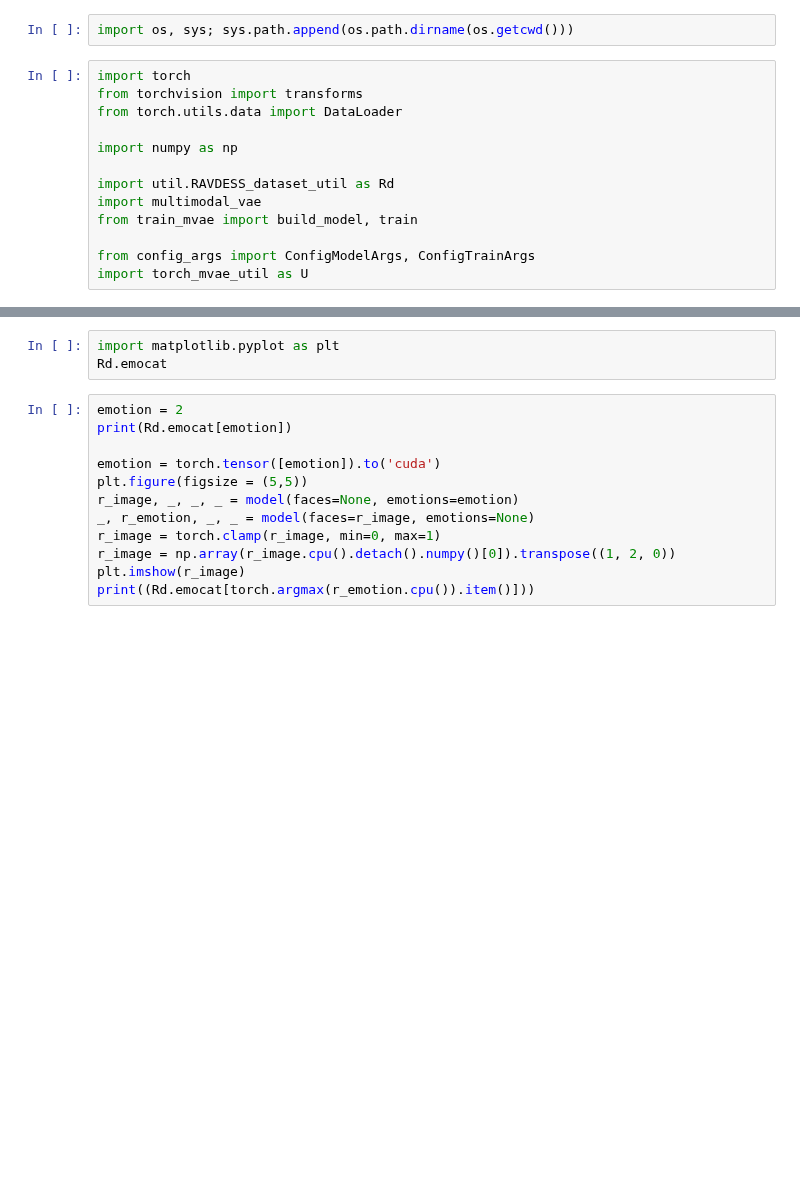
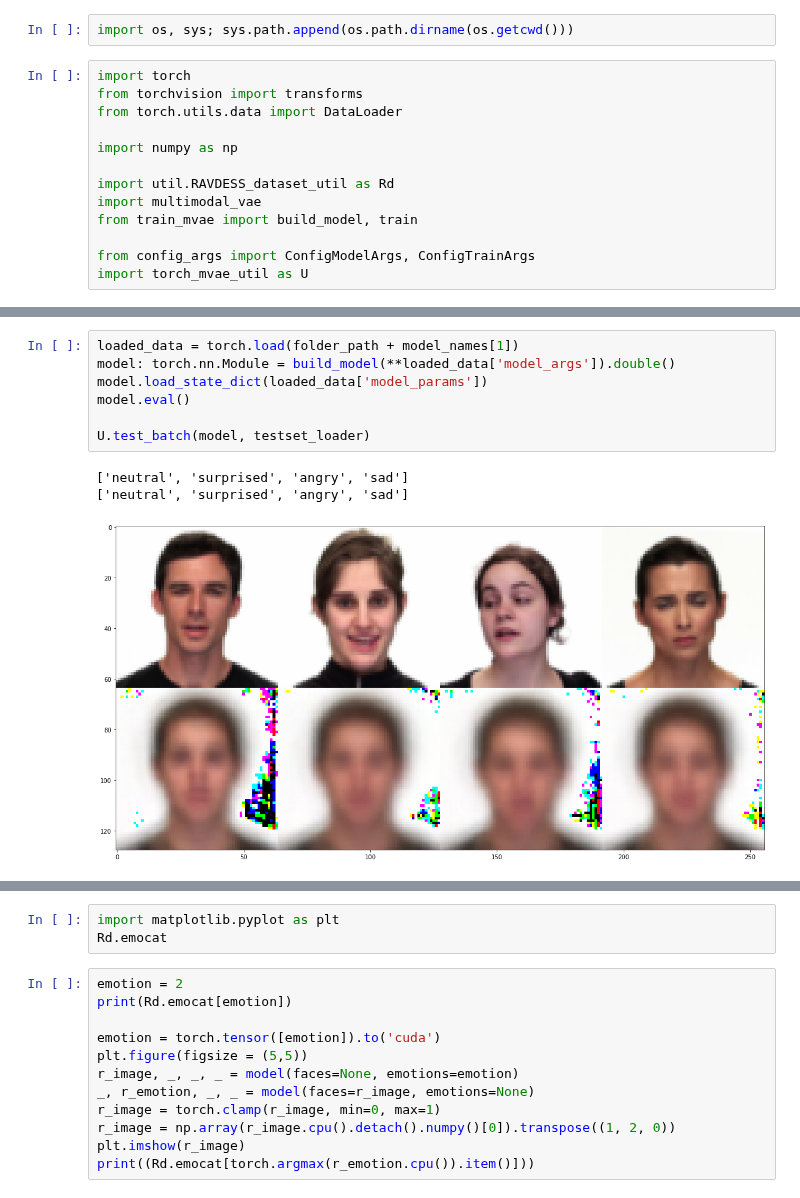
Before and after one commit to Ale-Ba2lero/Multimodal-Emotion-Analysis, a Jupyter notebook: src/mvae_torch/test_results.ipynb, the cells around one changed output, grey strips where cells are left out. Cells and saved outputs as stored; diff of their text form; blank space fills up the shorter version.

```diff
--- a/src/mvae_torch/test_results.ipynb
+++ b/src/mvae_torch/test_results.ipynb
@@ -96,0 +87,11 @@ print('training set size: ',trainingset_len,'\ntest set size: ',testset_len)
+# %%
+loaded_data = torch.load(folder_path + model_names[1])
+model: torch.nn.Module = build_model(**loaded_data['model_args']).double()
+model.load_state_dict(loaded_data['model_params'])
+model.eval()
+
+U.test_batch(model, testset_loader)
+# %% [output]
+['neutral', 'surprised', 'angry', 'sad']
+['neutral', 'surprised', 'angry', 'sad']
+[figure, added]
```
Also changed, not shown: parts of 5 cells of this notebook, 8 other files.
